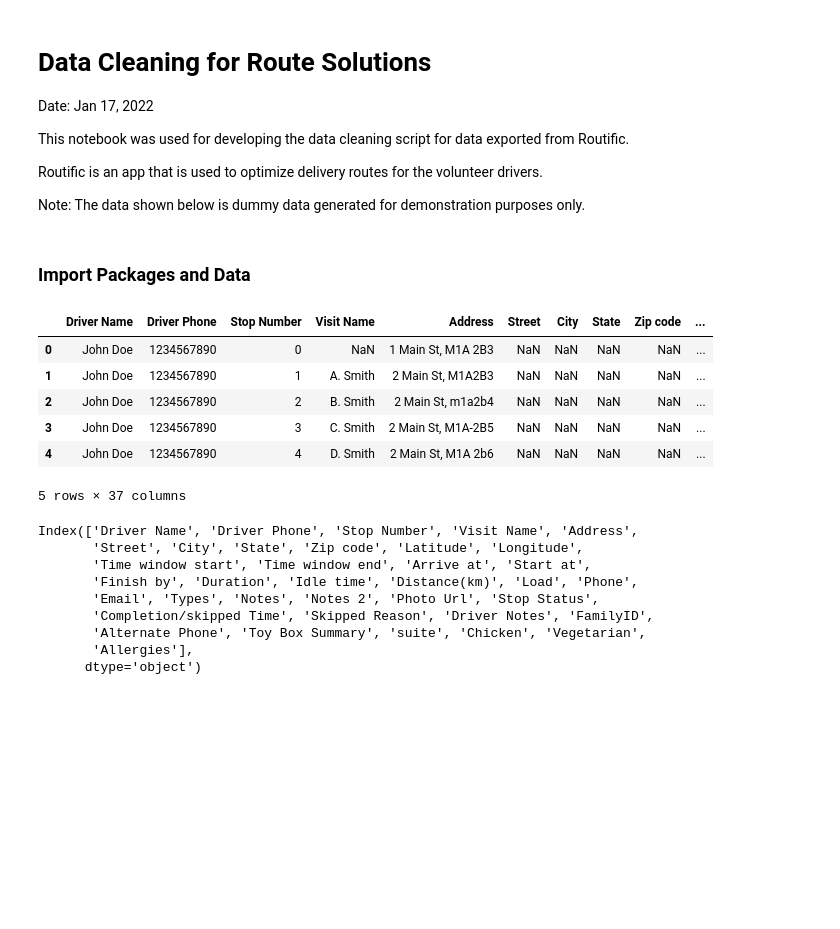
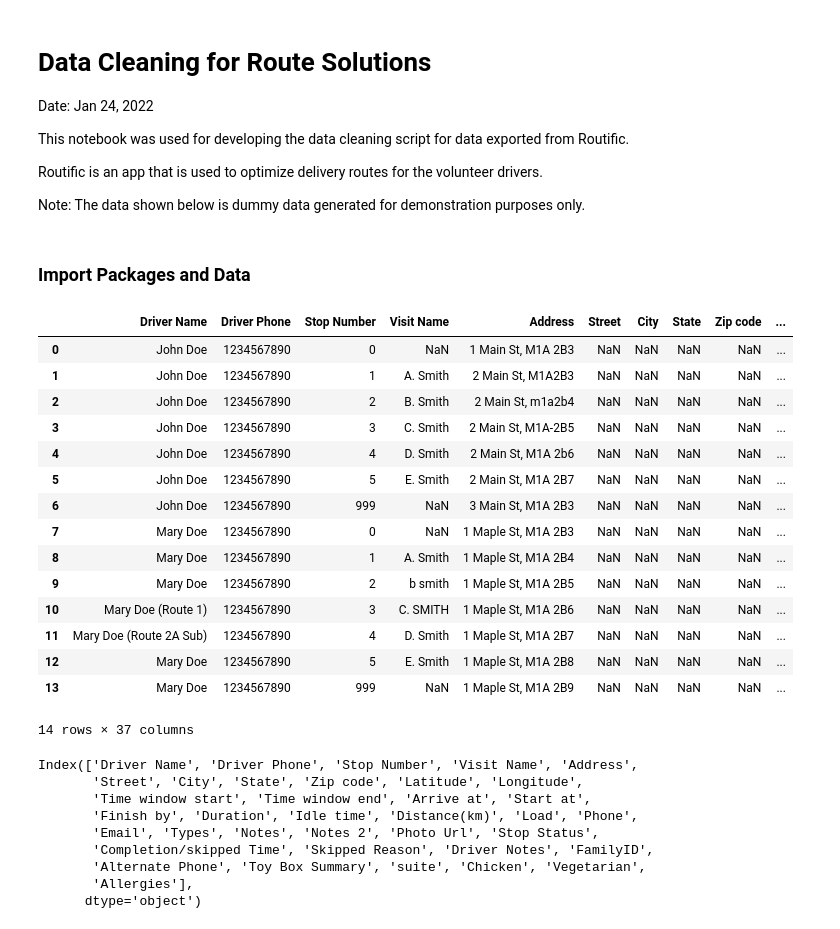
Before and after one commit to jennifer-hoang/HUT-dashboard, a Jupyter notebook: notebooks/clean_route_data.ipynb, the cells around one changed output. Cells and saved outputs as stored; diff of their text form; code cells hidden in the pictures; blank space fills up the shorter version.

```diff
--- a/notebooks/clean_route_data.ipynb
+++ b/notebooks/clean_route_data.ipynb
@@ -1,7 +1,7 @@
 # %% [markdown]
 # Data Cleaning for Route Solutions
 
-Date: Jan 17, 2022
+Date: Jan 24, 2022
 
 This notebook was used for developing the data cleaning script for data exported from Routific.
 
@@ -17,19 +17,28 @@ import re
 # %%
 # Import Data
 path = "../data/raw/"
 file_name = "Routific Solution Dummy Data - Other 2023-01-17.csv"
 
 raw_data = pd.read_csv(path + file_name)
 
-raw_data.head()
+raw_data
 # %% [output]
 |  | Driver Name | Driver Phone | Stop Number | Visit Name | Address | Street | City | State | Zip code | ... |
 | 0 | John Doe | 1234567890 | 0 | NaN | 1 Main St, M1A 2B3 | NaN | NaN | NaN | NaN | ... |
 | 1 | John Doe | 1234567890 | 1 | A. Smith | 2 Main St, M1A2B3 | NaN | NaN | NaN | NaN | ... |
 | 2 | John Doe | 1234567890 | 2 | B. Smith | 2 Main St, m1a2b4 | NaN | NaN | NaN | NaN | ... |
 | 3 | John Doe | 1234567890 | 3 | C. Smith | 2 Main St, M1A-2B5 | NaN | NaN | NaN | NaN | ... |
 | 4 | John Doe | 1234567890 | 4 | D. Smith | 2 Main St, M1A 2b6 | NaN | NaN | NaN | NaN | ... |
+| 5 | John Doe | 1234567890 | 5 | E. Smith | 2 Main St, M1A 2B7 | NaN | NaN | NaN | NaN | ... |
+| 6 | John Doe | 1234567890 | 999 | NaN | 3 Main St, M1A 2B3 | NaN | NaN | NaN | NaN | ... |
+| 7 | Mary Doe | 1234567890 | 0 | NaN | 1 Maple St, M1A 2B3 | NaN | NaN | NaN | NaN | ... |
+| 8 | Mary Doe | 1234567890 | 1 | A. Smith | 1 Maple St, M1A 2B4 | NaN | NaN | NaN | NaN | ... |
+| 9 | Mary Doe | 1234567890 | 2 | b smith | 1 Maple St, M1A 2B5 | NaN | NaN | NaN | NaN | ... |
+| 10 | Mary Doe (Route 1) | 1234567890 | 3 | C. SMITH | 1 Maple St, M1A 2B6 | NaN | NaN | NaN | NaN | ... |
+| 11 | Mary Doe (Route 2A Sub) | 1234567890 | 4 | D. Smith | 1 Maple St, M1A 2B7 | NaN | NaN | NaN | NaN | ... |
+| 12 | Mary Doe | 1234567890 | 5 | E. Smith | 1 Maple St, M1A 2B8 | NaN | NaN | NaN | NaN | ... |
+| 13 | Mary Doe | 1234567890 | 999 | NaN | 1 Maple St, M1A 2B9 | NaN | NaN | NaN | NaN | ... |
-5 rows × 37 columns
+14 rows × 37 columns
 # %%
 # View raw data columns
 raw_data.columns
```
Also changed, not shown: parts of 4 cells of this notebook, 1 other file.
